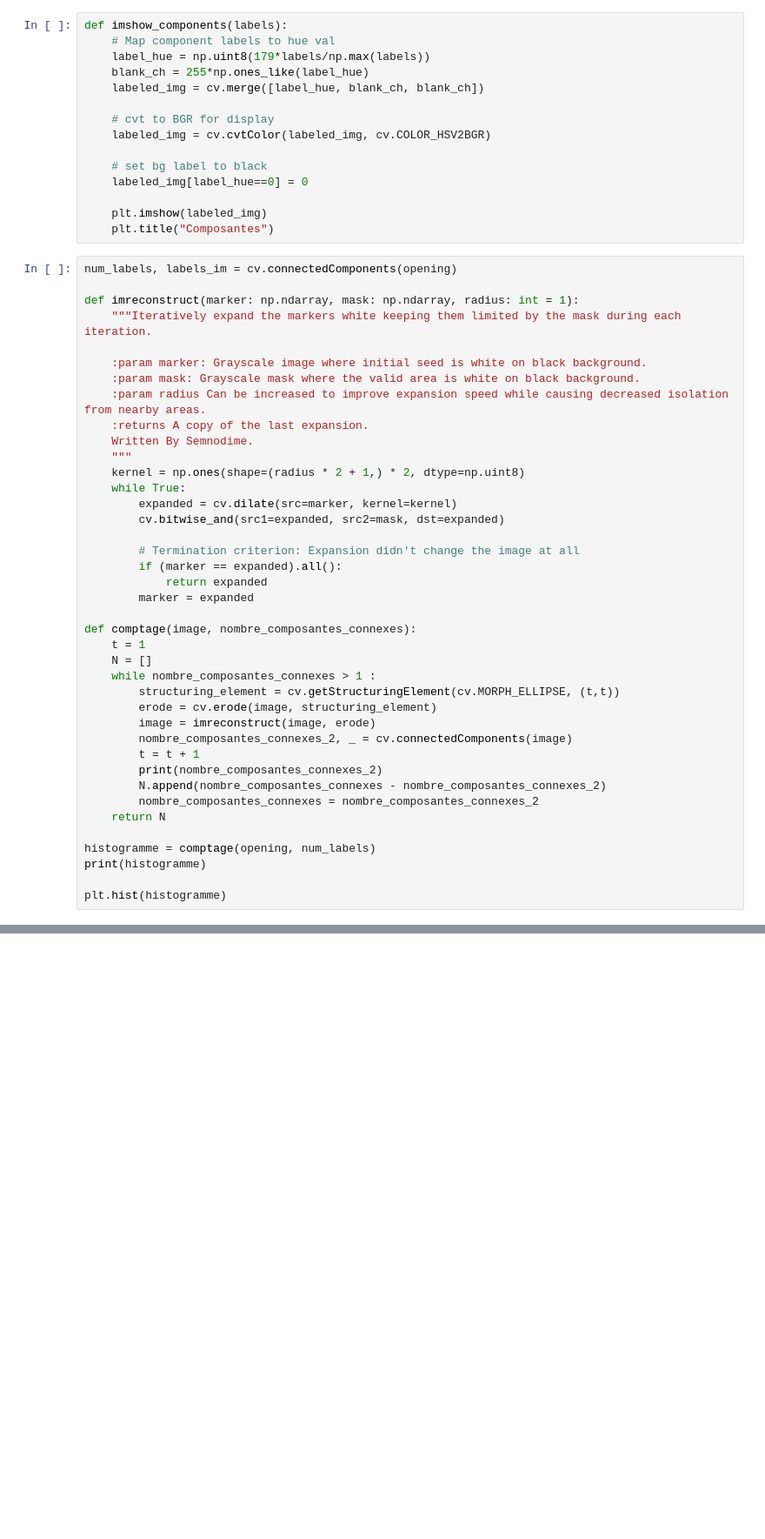
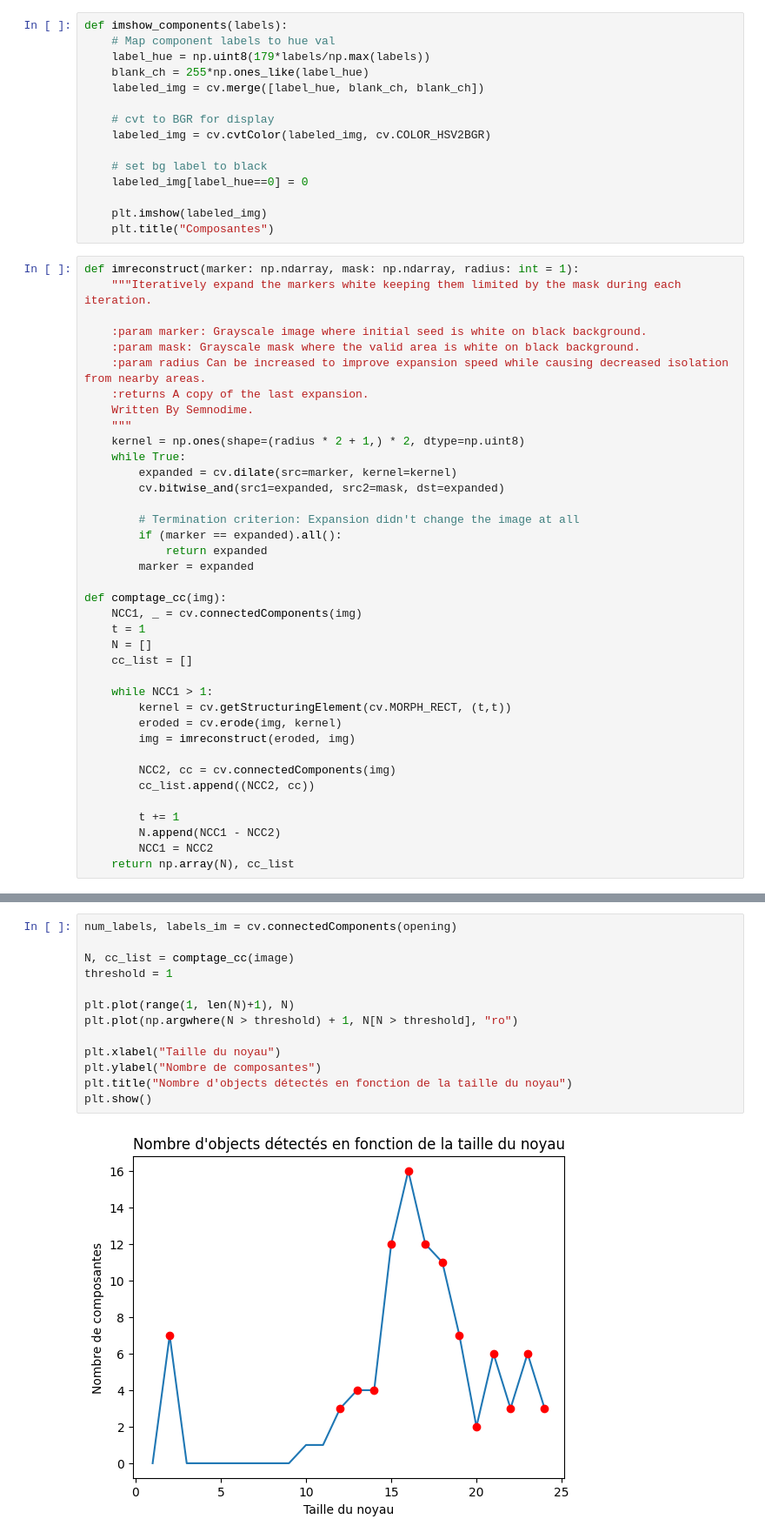
Before and after one commit to noe-upssitech/Image-Processing, a Jupyter notebook: TP6/TP6.ipynb, the cells around one changed output, grey strips where cells are left out. Shown: that part at 87% size. Cells and saved outputs as stored; diff of their text form; blank space fills up the shorter version.

```diff
--- a/TP6/TP6.ipynb
+++ b/TP6/TP6.ipynb
@@ -54,8 +50,6 @@ def imshow_components(labels):
     plt.imshow(labeled_img)
     plt.title("Composantes")
 # %%
-num_labels, labels_im = cv.connectedComponents(opening)
-
 def imreconstruct(marker: np.ndarray, mask: np.ndarray, radius: int = 1):
     """Iteratively expand the markers white keeping them limited by the mask during each iteration.
 
@@ -75,21 +69,21 @@ def imreconstruct(marker: np.ndarray, mask: np.ndarray, radius: int = 1):
             return expanded
         marker = expanded
 
-def comptage(image, nombre_composantes_connexes):
+def comptage_cc(img):
+    NCC1, _ = cv.connectedComponents(img)
     t = 1
     N = []
-    while nombre_composantes_connexes > 1 :
-        structuring_element = cv.getStructuringElement(cv.MORPH_ELLIPSE, (t,t))
-        erode = cv.erode(image, structuring_element)
-        image = imreconstruct(image, erode)
-        nombre_composantes_connexes_2, _ = cv.connectedComponents(image)
-        t = t + 1
-        print(nombre_composantes_connexes_2)
-        N.append(nombre_composantes_connexes - nombre_composantes_connexes_2)
-        nombre_composantes_connexes = nombre_composantes_connexes_2
-    return N
+    cc_list = []
 
-histogramme = comptage(opening, num_labels)
-print(histogramme)
+    while NCC1 > 1:
+        kernel = cv.getStructuringElement(cv.MORPH_RECT, (t,t))
+        eroded = cv.erode(img, kernel)
+        img = imreconstruct(eroded, img)
 
-plt.hist(histogramme)
+        NCC2, cc = cv.connectedComponents(img)
+        cc_list.append((NCC2, cc))
+
+        t += 1
+        N.append(NCC1 - NCC2)
+        NCC1 = NCC2
+    return np.array(N), cc_list
@@ -109,0 +90,15 @@ plt.hist(histogramme)
+# %%
+num_labels, labels_im = cv.connectedComponents(opening)
+
+N, cc_list = comptage_cc(image)
+threshold = 1
+
+plt.plot(range(1, len(N)+1), N)
+plt.plot(np.argwhere(N > threshold) + 1, N[N > threshold], "ro")
+
+plt.xlabel("Taille du noyau")
+plt.ylabel("Nombre de composantes")
+plt.title("Nombre d'objects détectés en fonction de la taille du noyau")
+plt.show()
+# %% [output]
+[figure, added]
```
Also changed, not shown: parts of 4 cells of this notebook, 2 other files.
